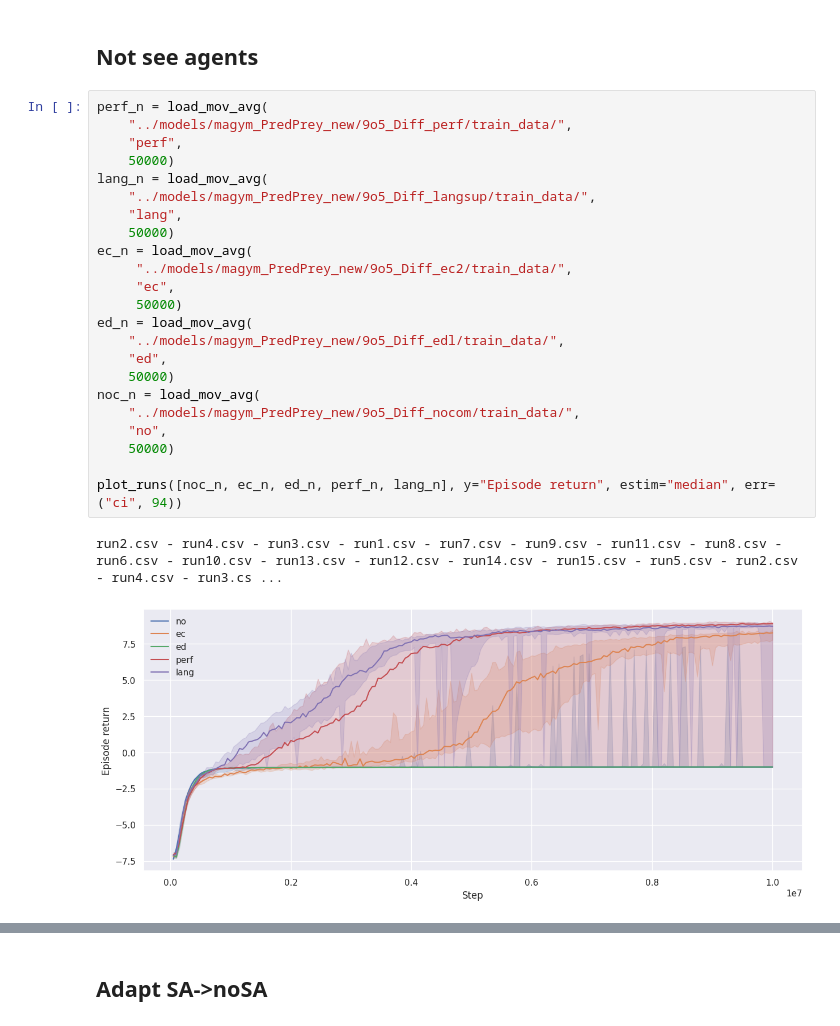
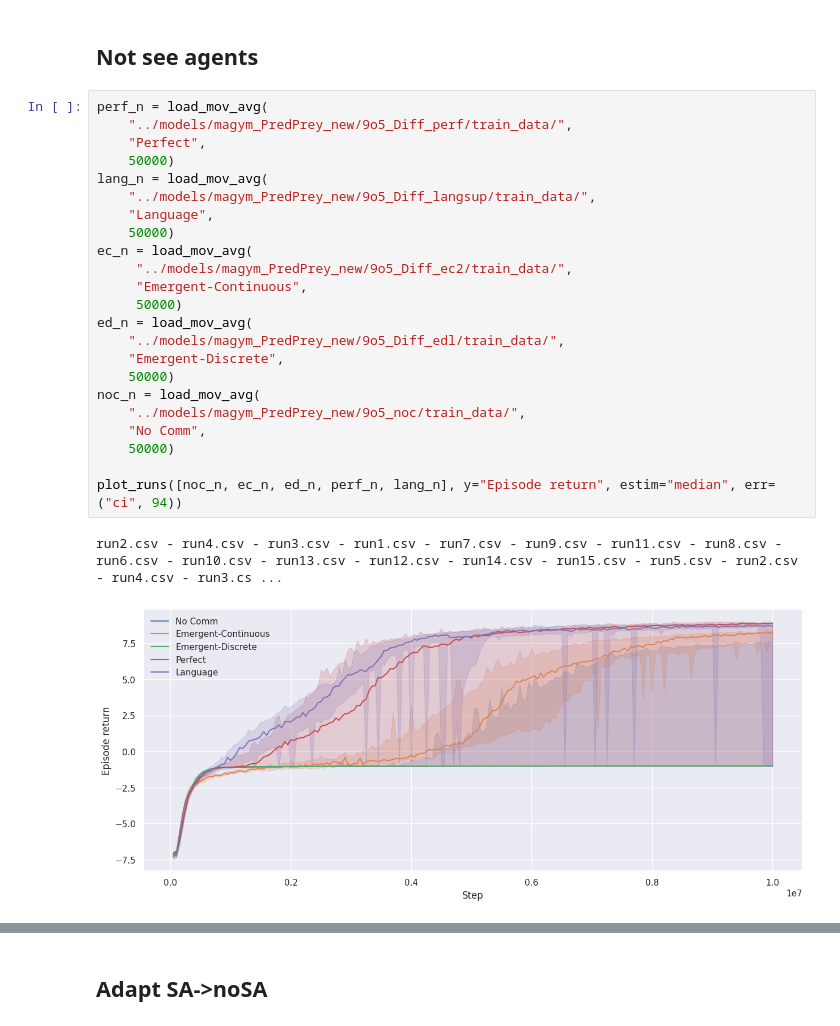
Before and after one commit to Maxtoq/MADRL-PhD-Thesis-Code, a Jupyter notebook: results/LAMARL Graphs.ipynb, the cells around one changed output, grey strips where cells are left out. Cells and saved outputs as stored; diff of their text form.

```diff
--- a/results/LAMARL Graphs.ipynb
+++ b/results/LAMARL Graphs.ipynb
@@ -409,29 +409,29 @@ run2.csv - run4.csv - run3.csv - run1.csv - run7.csv - run9.csv - run11.csv - ru
 # %%
 perf_n = load_mov_avg(
     "../models/magym_PredPrey_new/9o5_Diff_perf/train_data/",
-    "perf",
+    "Perfect",
     50000)
 lang_n = load_mov_avg(
     "../models/magym_PredPrey_new/9o5_Diff_langsup/train_data/",
-    "lang",
+    "Language",
     50000)
 ec_n = load_mov_avg(
      "../models/magym_PredPrey_new/9o5_Diff_ec2/train_data/",
-     "ec",
+     "Emergent-Continuous",
      50000)
 ed_n = load_mov_avg(
     "../models/magym_PredPrey_new/9o5_Diff_edl/train_data/",
-    "ed",
+    "Emergent-Discrete",
     50000)
 noc_n = load_mov_avg(
-    "../models/magym_PredPrey_new/9o5_Diff_nocom/train_data/",
-    "no",
+    "../models/magym_PredPrey_new/9o5_noc/train_data/",
+    "No Comm",
     50000)
 
 plot_runs([noc_n, ec_n, ed_n, perf_n, lang_n], y="Episode return", estim="median", err=("ci", 94))
 # %% [output]
 run2.csv - run4.csv - run3.csv - run1.csv - run7.csv - run9.csv - run11.csv - run8.csv - run6.csv - run10.csv - run13.csv - run12.csv - run14.csv - run15.csv - run5.csv - run2.csv - run4.csv - run3.cs ...
-[figure, old version]
+[figure, new version]
 # %%
 plot_runs([noc_n, ec_n, ed_n, perf_n, lang_n], y="Episode return", estim="median", err=("ci", 90))
 # %% [output]
```
Also changed, not shown: parts of 9 cells of this notebook, 4 other files.
